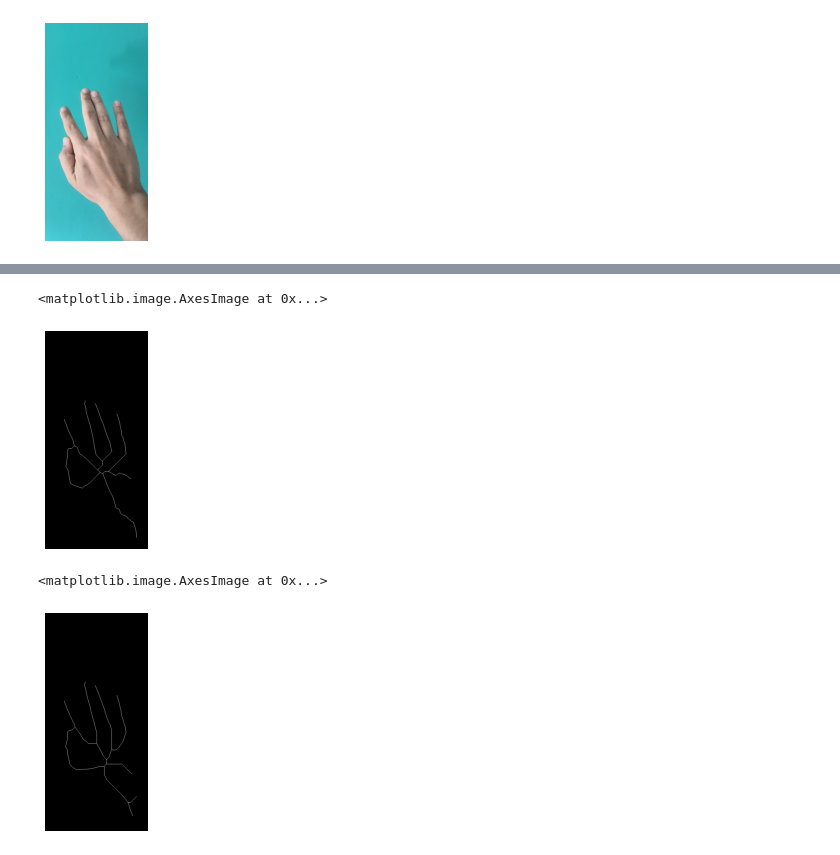
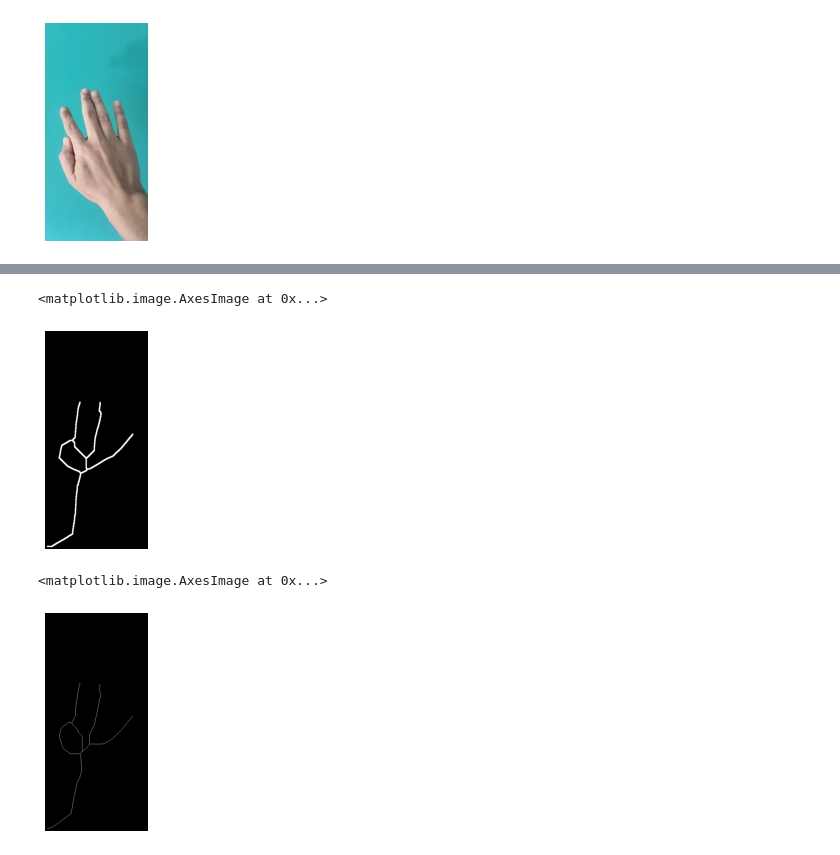
Before and after one commit to SerbC/04-ELECTRONICA-M-A1-S2-Tehnici-de-analiz-i-clasificare-automat-a-informa-iei-2020-, a Jupyter notebook: ImageSegmentation&more.ipynb, the cells around one changed output, grey strips where cells are left out. Drawn from its saved outputs; the diff is of its cells as text; code cells hidden in the pictures.

```diff
--- a/ImageSegmentation&more.ipynb
+++ b/ImageSegmentation&more.ipynb
@@ -154,0 +146,19 @@ plt.imshow(th1,cmap='gray')
+# %%
+kernel = np.ones((10,10),np.float32)/100
+
+img = train_images_resized[0][2][:,:,2]
+img2 = cv2.filter2D(img,-1,kernel)
+
+ret,th1 = cv2.threshold(img,90,255,cv2.THRESH_BINARY)
+ret,th2 = cv2.threshold(img,90,255,cv2.THRESH_BINARY)
+
+th1 = cv2.erode(th1,kernel,iterations = 1)
+th1 = cv2.dilate(th1,kernel,iterations = 1)
+th1 = cv2.morphologyEx(th1, cv2.MORPH_CLOSE, kernel)
+
+plt.figure()
+plt.axis("off")
+plt.imshow(th1,cmap='gray')
+plt.figure()
+plt.axis("off")
+plt.imshow(th2,cmap='gray')
@@ -165,17 +237,23 @@ plt.imshow(filtered_image,cmap='gray')
 # %%
 from skimage.morphology import skeletonize, thin
-th1[th1>0] =1
+th2[th2>0] =1
 erosion = cv2.erode(th1,kernel,iterations = 5)
 skeleton = skeletonize(erosion,method='lee')
+
+skeleton = cv2.dilate(skeleton,kernel,iterations = 1)
+
+
 plt.axis("off")
 plt.imshow(skeleton,cmap='gray')
 # %% [output]
 <matplotlib.image.AxesImage at 0x...>
-[figure, old version]
+[figure, new version]
 # %%
 thinned = thin(erosion)
+
+
 plt.axis("off")
 plt.imshow(thinned,cmap='gray')
 # %% [output]
 <matplotlib.image.AxesImage at 0x...>
-[figure, old version]
+[figure, new version]
```
Also changed, not shown: parts of 5 cells of this notebook.
